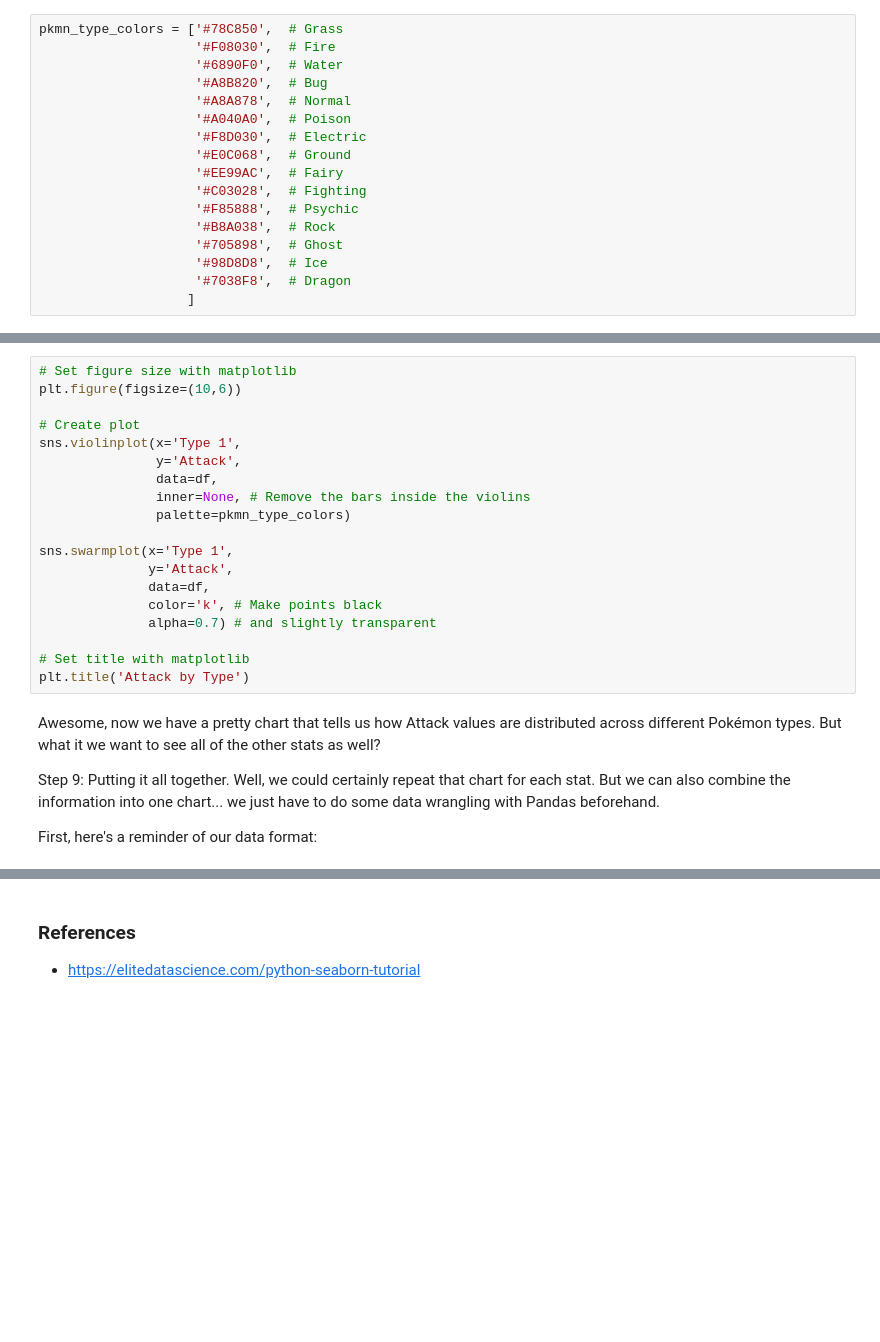
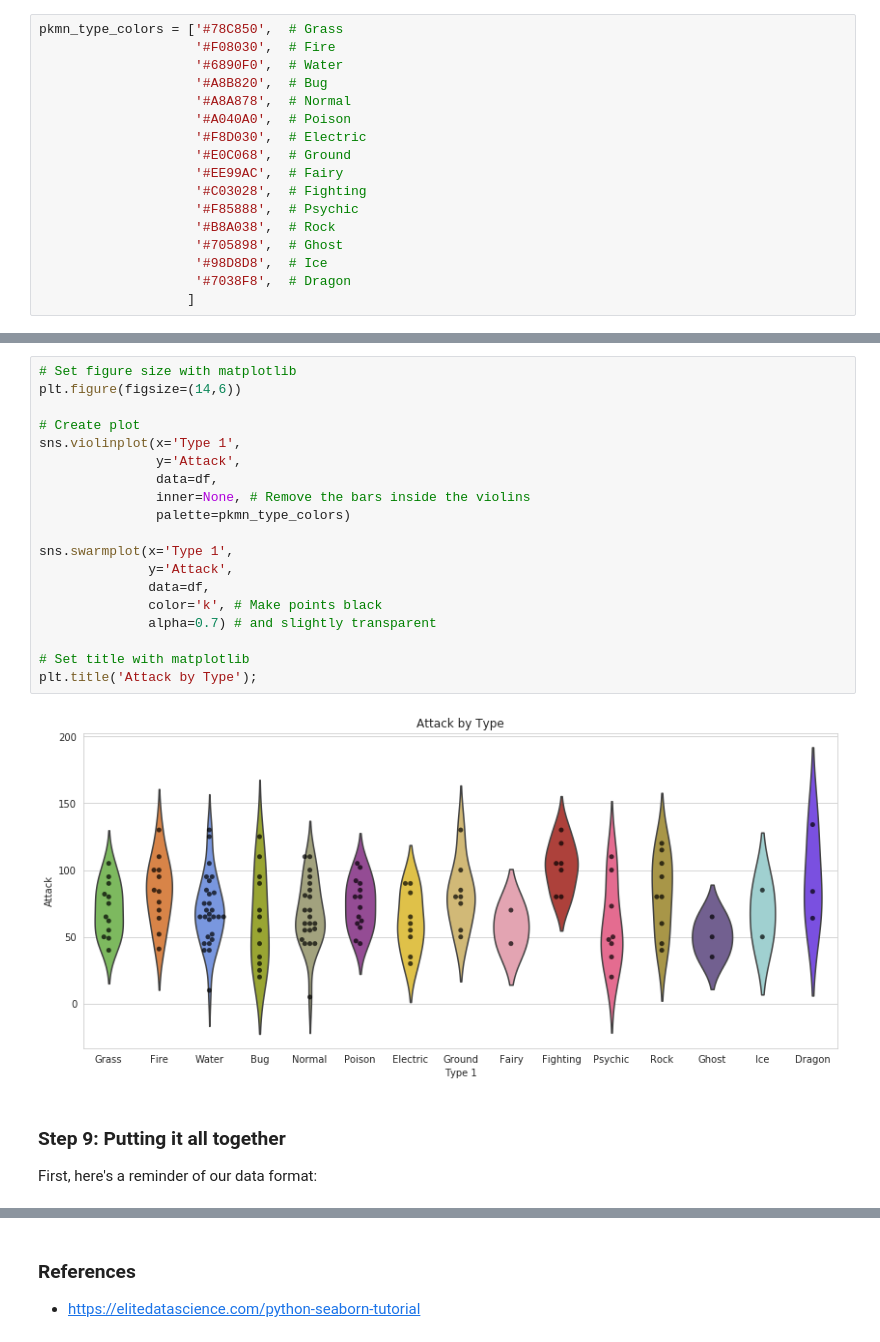
Before and after one commit to idsc-frazzoli/Control-Systems-I-2018, a Jupyter notebook: notebooks/Tutorial4_Seaborn.ipynb, the cells around one changed output, grey strips where cells are left out. Cells and saved outputs as stored; diff of their text form; blank space fills up the shorter version.

```diff
--- a/notebooks/Tutorial4_Seaborn.ipynb
+++ b/notebooks/Tutorial4_Seaborn.ipynb
@@ -243,29 +226,28 @@ Finally, we'll set a title using Matplotlib.
 # %%
 # Set figure size with matplotlib
-plt.figure(figsize=(10,6))
+plt.figure(figsize=(14,6))
 
 # Create plot
 sns.violinplot(x='Type 1',
                y='Attack',
                data=df,
                inner=None, # Remove the bars inside the violins
                palette=pkmn_type_colors)
 
 sns.swarmplot(x='Type 1',
               y='Attack',
               data=df,
               color='k', # Make points black
               alpha=0.7) # and slightly transparent
 
 # Set title with matplotlib
-plt.title('Attack by Type')
+plt.title('Attack by Type');
+# %% [output]
+[figure, added]
-# %% [markdown]
-Awesome, now we have a pretty chart that tells us how Attack values are distributed across different Pokémon types. But what it we want to see all of the other stats as well?
-
-Step 9: Putting it all together.
-Well, we could certainly repeat that chart for each stat. But we can also combine the information into one chart... we just have to do some data wrangling with Pandas beforehand.
-
-First, here's a reminder of our data format:
+# %% [markdown]
+### Step 9: Putting it all together
+
+First, here's a reminder of our data format:
 # %%
 # First 5 rows of stats_dfPython
 stats_df.head()
```
Also changed, not shown: parts of 48 cells of this notebook, 10 other files.
